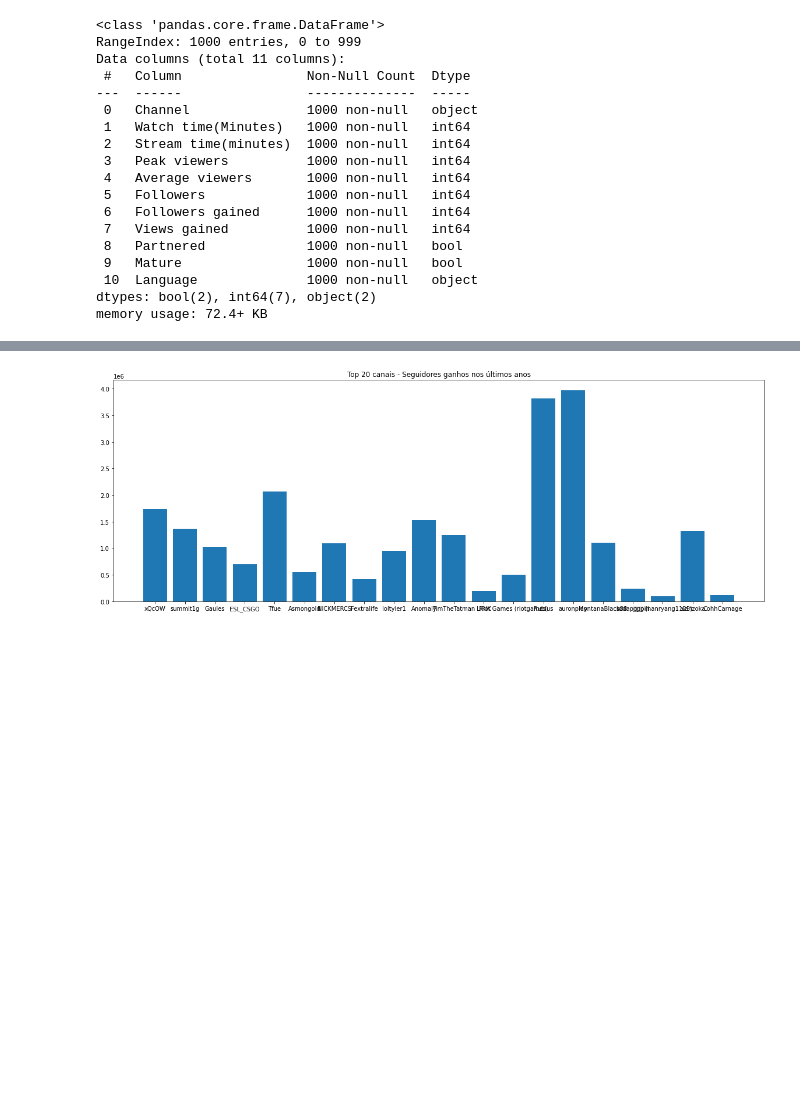
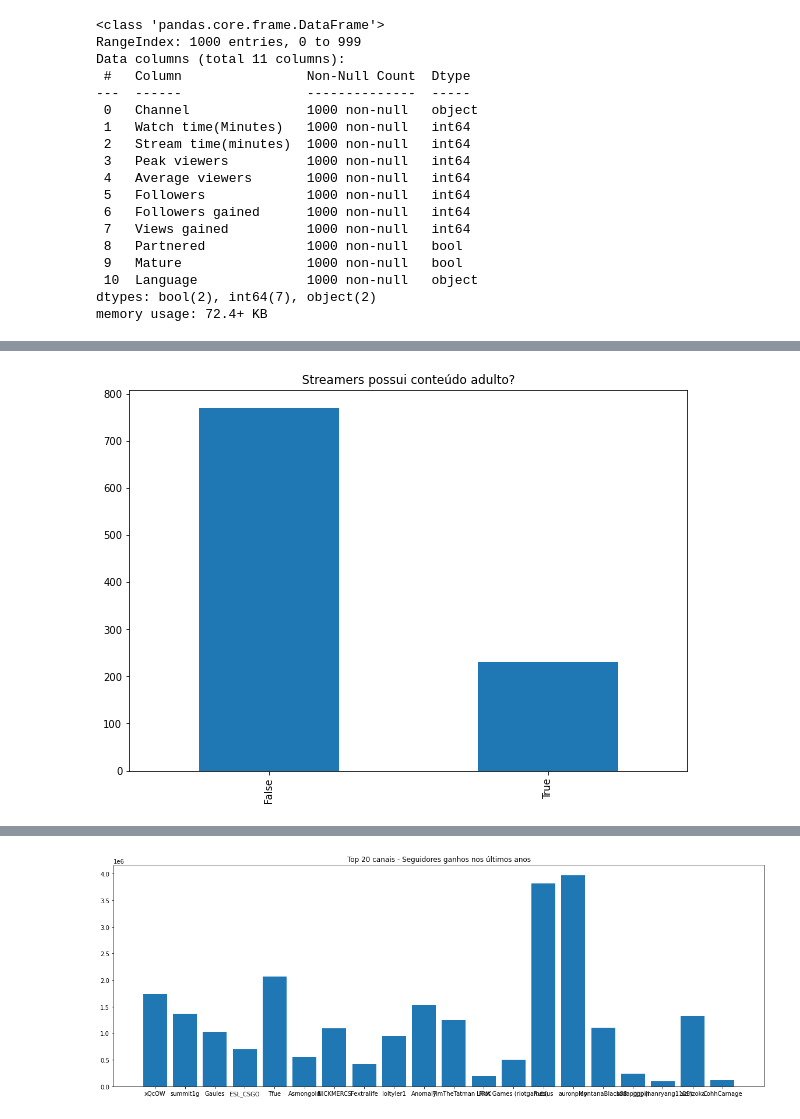
Before and after one commit to isabellazramos/data-pipeline, a Jupyter notebook: 3 - insights/analise_twitchdata.ipynb, the cells around one changed output, grey strips where cells are left out. Cells and saved outputs as stored; diff of their text form; code cells hidden in the pictures; blank space fills up the shorter version.

```diff
--- a/3 - insights/analise_twitchdata.ipynb
+++ b/3 - insights/analise_twitchdata.ipynb
@@ -73,0 +95,7 @@ df.describe().T
+# %%
+fig = plt.figure(figsize =(10, 7))
+fig = df['Mature'].value_counts().plot.bar()
+fig.set_title('Streamers possui conteúdo adulto?')
+plt.show()
+# %% [output]
+[figure, added]
```
Also changed, not shown: parts of 44 cells of this notebook.
